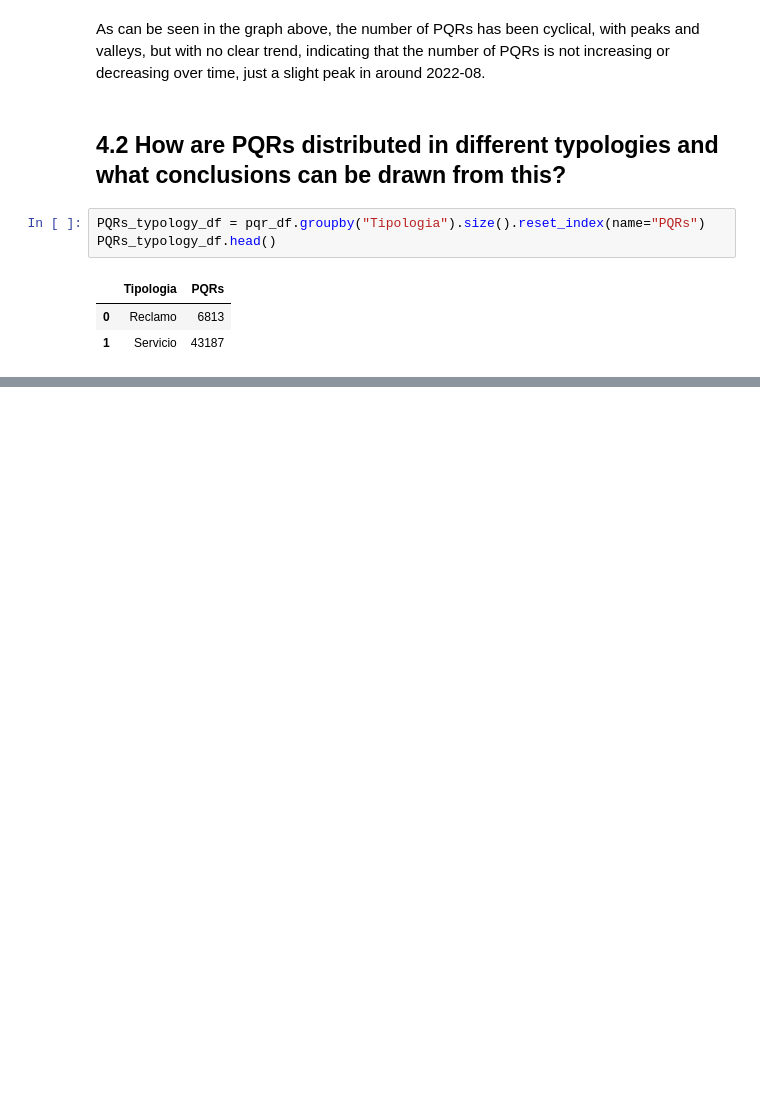
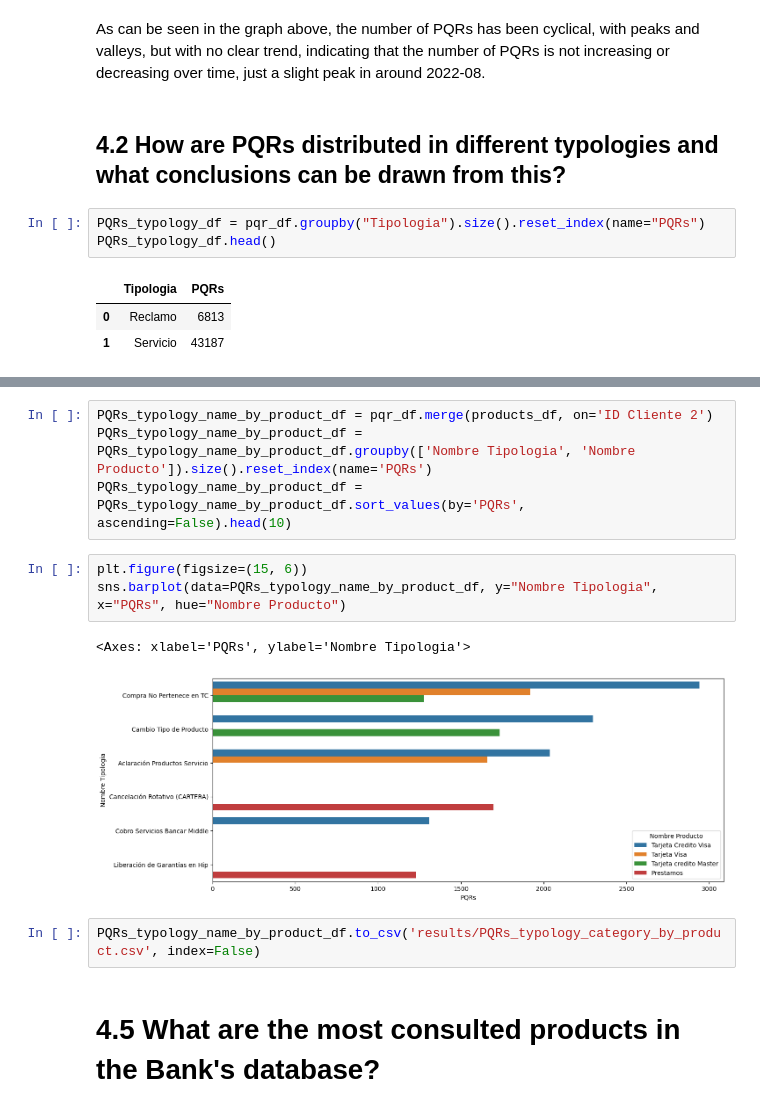
Before and after one commit to andres345gm/Prueba-Accenture, a Jupyter notebook: AccenBank.ipynb, the cells around one changed output, grey strips where cells are left out. Saved outputs shown, nothing was run; the diff lists cells and outputs as text; blank space fills up the shorter version.

```diff
--- a/AccenBank.ipynb
+++ b/AccenBank.ipynb
@@ -210,0 +293,14 @@ PQRs_typology_df.to_csv('results/PQRs_typology.csv', index=False)
+# %%
+PQRs_typology_name_by_product_df = pqr_df.merge(products_df, on='ID Cliente 2')
+PQRs_typology_name_by_product_df = PQRs_typology_name_by_product_df.groupby(['Nombre Tipologia', 'Nombre Producto']).size().reset_index(name='PQRs')
+PQRs_typology_name_by_product_df = PQRs_typology_name_by_product_df.sort_values(by='PQRs', ascending=False).head(10)
+# %%
+plt.figure(figsize=(15, 6))
+sns.barplot(data=PQRs_typology_name_by_product_df, y="Nombre Tipologia", x="PQRs", hue="Nombre Producto")
+# %% [output]
+<Axes: xlabel='PQRs', ylabel='Nombre Tipologia'>
+[figure, added]
+# %%
+PQRs_typology_name_by_product_df.to_csv('results/PQRs_typology_category_by_product.csv', index=False)
+# %% [markdown]
+# 4.5 What are the most consulted products in the Bank's database?
```
Also changed, not shown: parts of 44 cells of this notebook.
